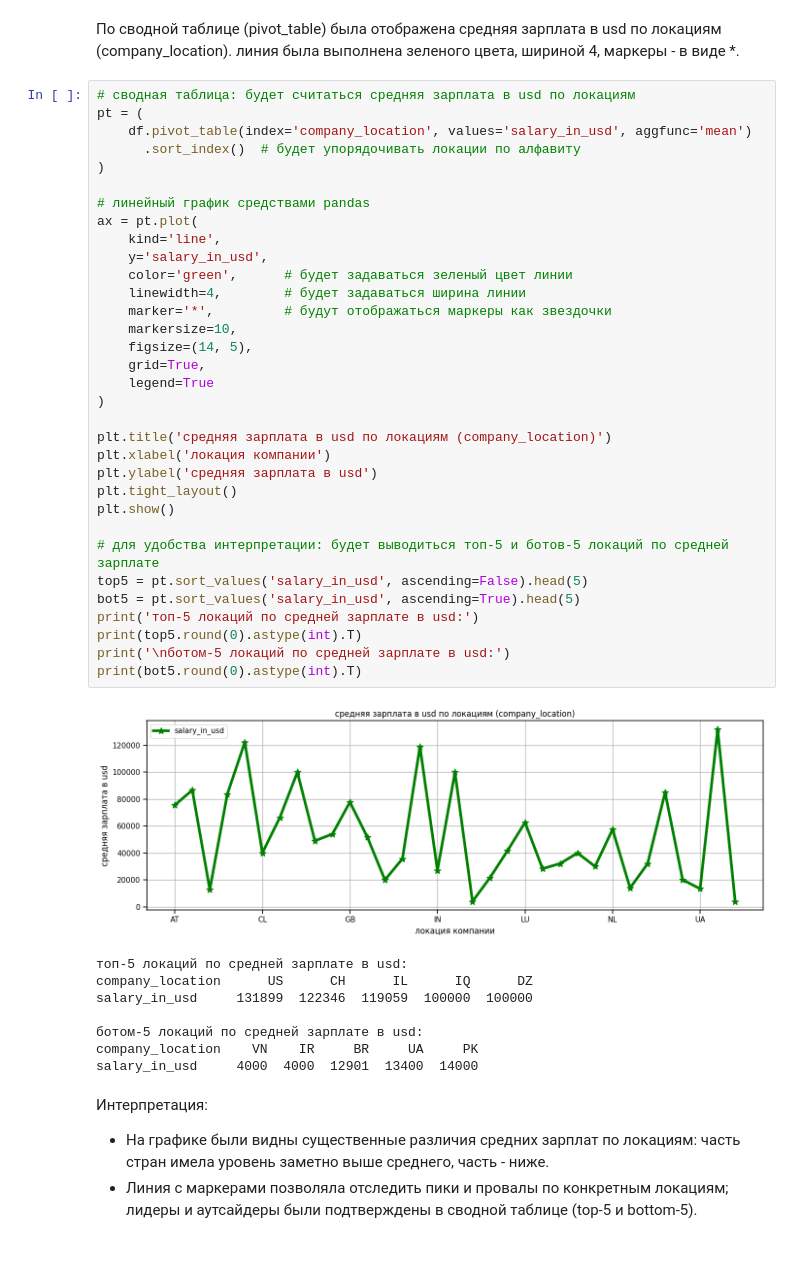
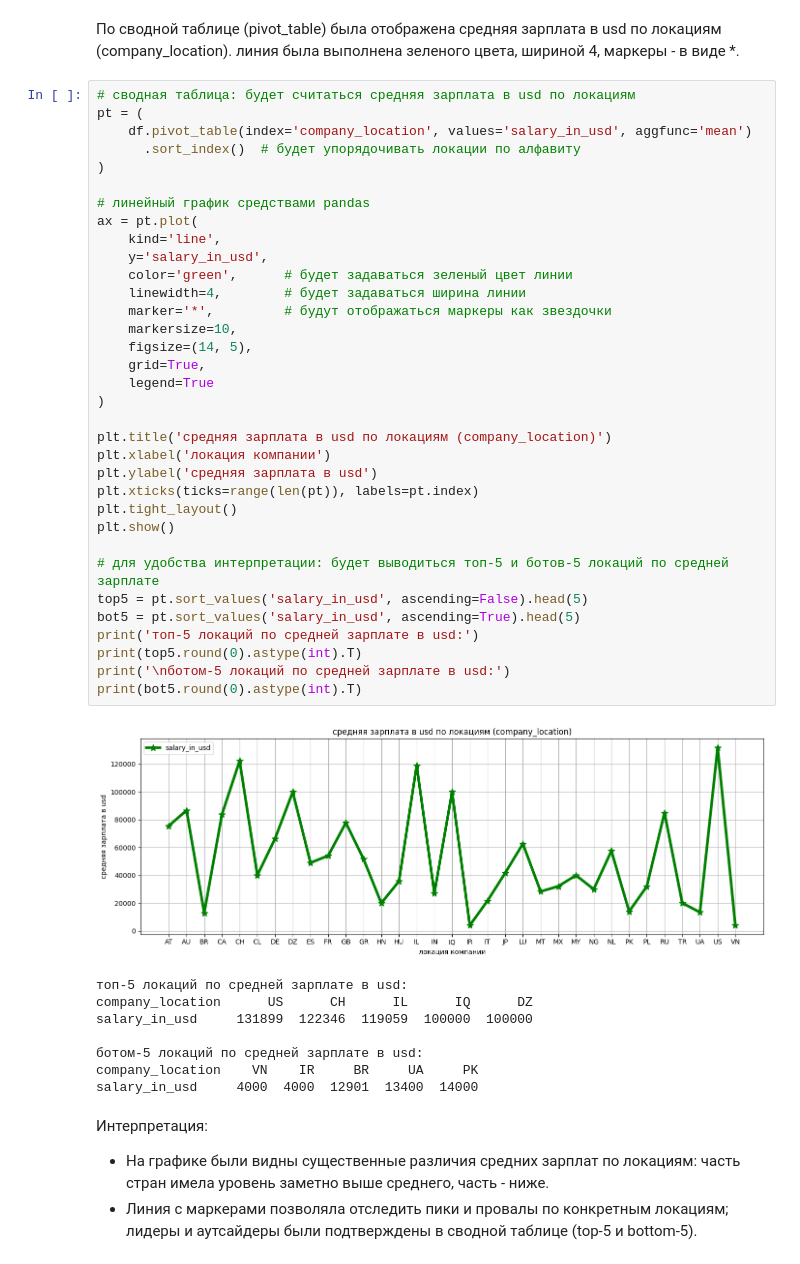
Before and after one commit to cocahonka/suai-data-science-labs, a Jupyter notebook: lab2/ЛР2_Мясников_7.ipynb, the cells around one changed output. Cells and saved outputs as stored; diff of their text form.

```diff
--- a/lab2/ЛР2_Мясников_7.ipynb
+++ b/lab2/ЛР2_Мясников_7.ipynb
@@ -614,34 +614,35 @@ pt = (
       .sort_index()  # будет упорядочивать локации по алфавиту
 )
 
 # линейный график средствами pandas
 ax = pt.plot(
     kind='line',
     y='salary_in_usd',
     color='green',      # будет задаваться зеленый цвет линии
     linewidth=4,        # будет задаваться ширина линии
     marker='*',         # будут отображаться маркеры как звездочки
     markersize=10,
     figsize=(14, 5),
     grid=True,
     legend=True
 )
 
 plt.title('средняя зарплата в usd по локациям (company_location)')
 plt.xlabel('локация компании')
 plt.ylabel('средняя зарплата в usd')
+plt.xticks(ticks=range(len(pt)), labels=pt.index)
 plt.tight_layout()
 plt.show()
 
 # для удобства интерпретации: будет выводиться топ-5 и ботов-5 локаций по средней зарплате
 top5 = pt.sort_values('salary_in_usd', ascending=False).head(5)
 bot5 = pt.sort_values('salary_in_usd', ascending=True).head(5)
 print('топ-5 локаций по средней зарплате в usd:')
 print(top5.round(0).astype(int).T)
 print('\nботом-5 локаций по средней зарплате в usd:')
 print(bot5.round(0).astype(int).T)
 # %% [output]
-[figure, old version]
+[figure, new version]
 топ-5 локаций по средней зарплате в usd:
 company_location      US      CH      IL      IQ      DZ
 salary_in_usd     131899  122346  119059  100000  100000
```
Also changed, not shown: parts of 12 cells of this notebook.
